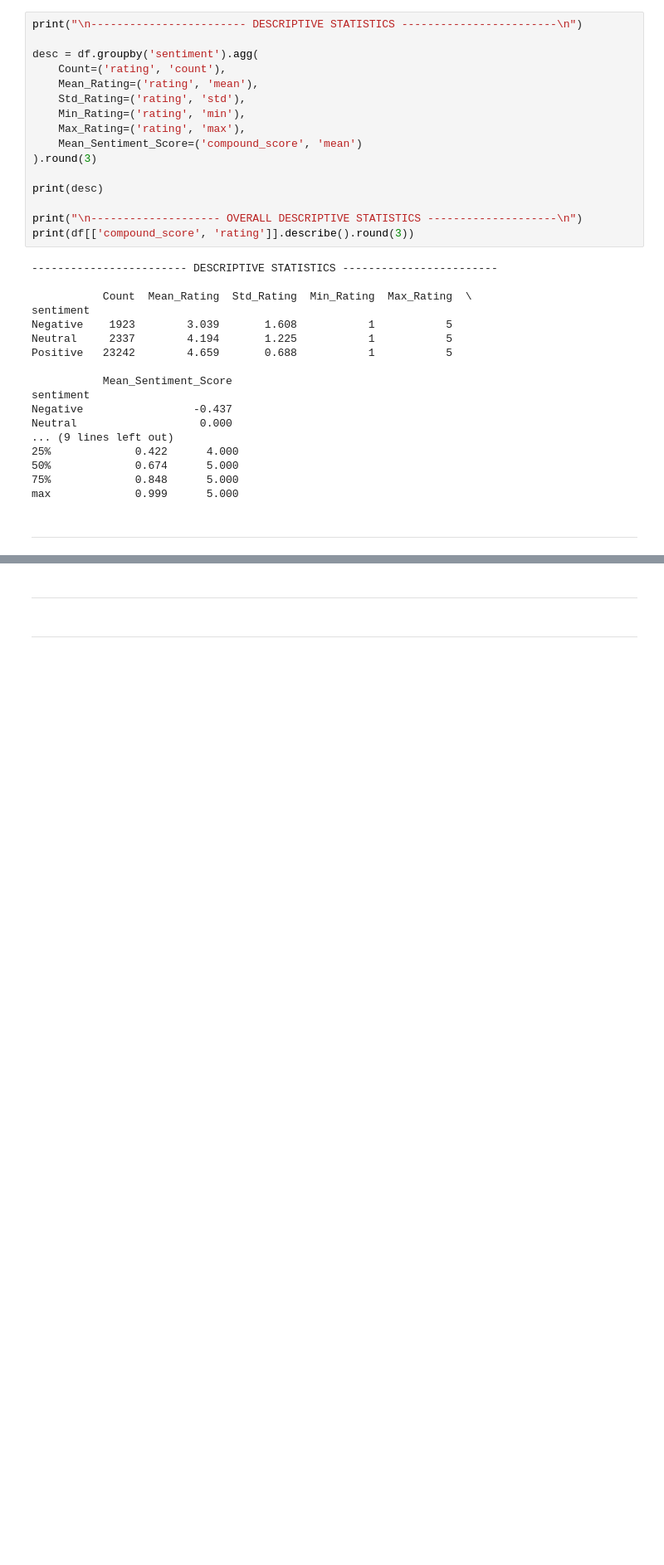
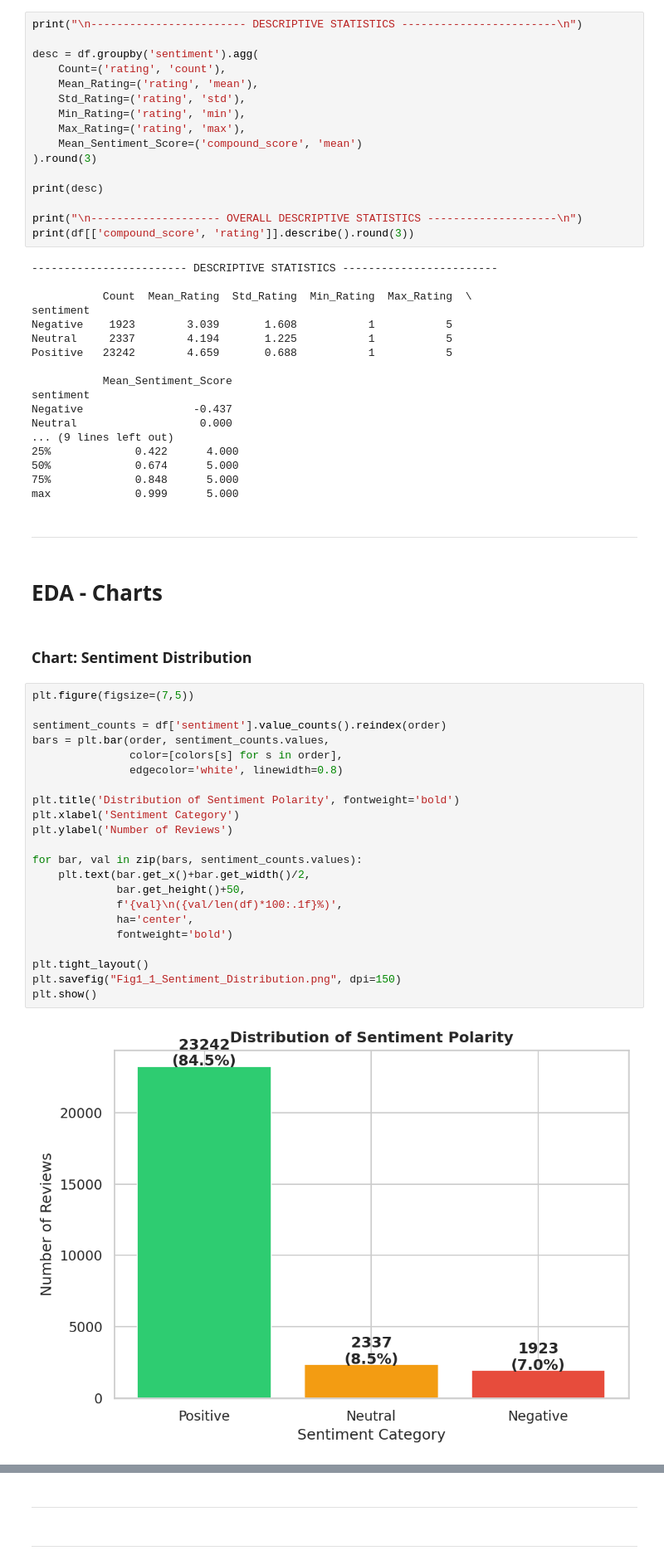
Before and after one commit to m-aryan/Social_Media_Sentiment_Polarity_on_Consumer_Purchase_Intention, a Jupyter notebook: Social_Media_Sentiment_Polarity_on_Consumer_Purchase_Intention.ipynb, the cells around one changed output, grey strips where cells are left out. Shown at 83% size. Drawn from its saved outputs; the diff is of its cells as text; blank space fills up the shorter version.

```diff
--- a/Social_Media_Sentiment_Polarity_on_Consumer_Purchase_Intention.ipynb
+++ b/Social_Media_Sentiment_Polarity_on_Consumer_Purchase_Intention.ipynb
@@ -315,3 +315,31 @@ max             0.999      5.000
 #
 
 ---
+# %% [markdown]
+# **EDA - Charts**
+# %% [markdown]
+### **Chart: Sentiment Distribution**
+# %%
+plt.figure(figsize=(7,5))
+
+sentiment_counts = df['sentiment'].value_counts().reindex(order)
+bars = plt.bar(order, sentiment_counts.values,
+               color=[colors[s] for s in order],
+               edgecolor='white', linewidth=0.8)
+
+plt.title('Distribution of Sentiment Polarity', fontweight='bold')
+plt.xlabel('Sentiment Category')
+plt.ylabel('Number of Reviews')
+
+for bar, val in zip(bars, sentiment_counts.values):
+    plt.text(bar.get_x()+bar.get_width()/2,
+             bar.get_height()+50,
+             f'{val}\n({val/len(df)*100:.1f}%)',
+             ha='center',
+             fontweight='bold')
+
+plt.tight_layout()
+plt.savefig("Fig1_1_Sentiment_Distribution.png", dpi=150)
+plt.show()
+# %% [output]
+[figure, added]
```
Also changed, not shown: parts of 4 cells of this notebook.
